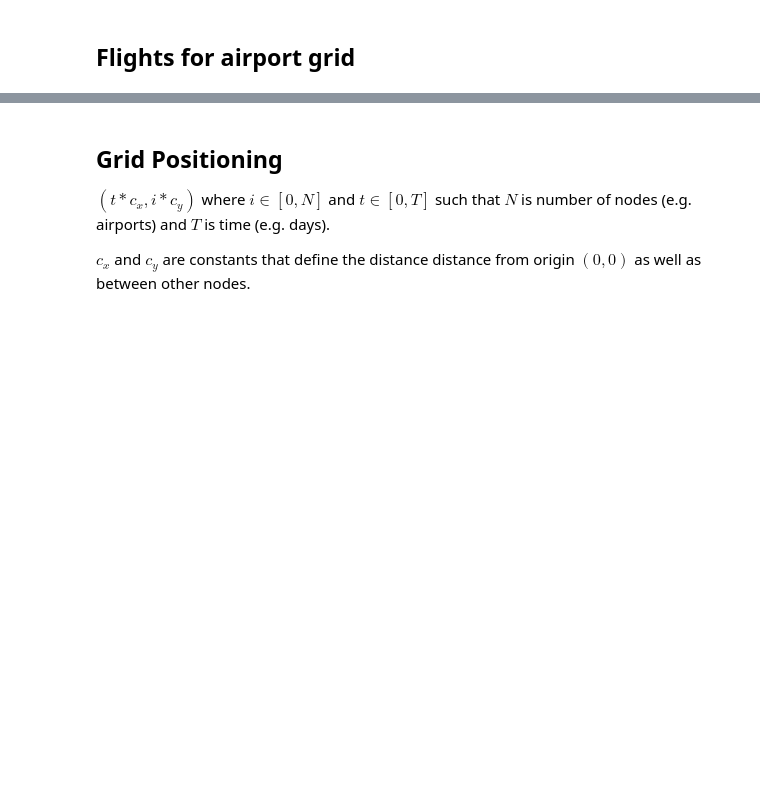
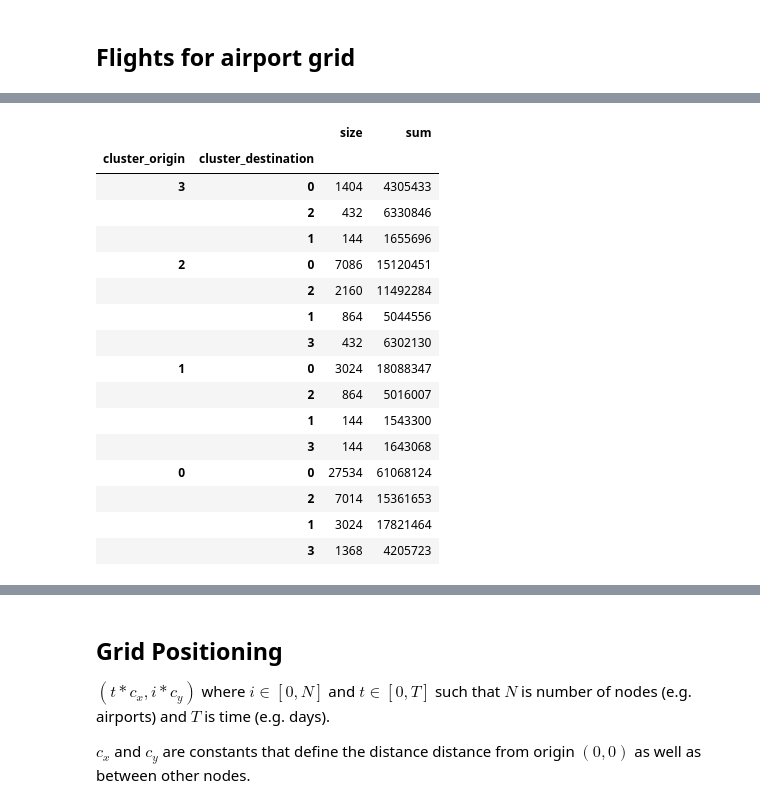
Before and after one commit to moultriedanger/visualizing_dynamic_graphs, a Jupyter notebook: src/hierarchical_edge_bundling/HEB_Preprocessing.ipynb, the cells around one changed output, grey strips where cells are left out. Saved outputs shown, nothing was run; the diff lists cells and outputs as text; code cells hidden in the pictures; blank space fills up the shorter version.

```diff
--- a/src/hierarchical_edge_bundling/HEB_Preprocessing.ipynb
+++ b/src/hierarchical_edge_bundling/HEB_Preprocessing.ipynb
@@ -111,4 +112,5 @@ big_airports
 # %%
 time_steps = 12
 # %%
-flights['Fly_date'].replace(date_encoding, inplace=True)
+one_year['Fly_date'].replace(date_encoding, inplace=True)
+one_year['Fly_date'] = one_year['Fly_date'] + 1
@@ -114,0 +127,26 @@ flights['Fly_date'].replace(date_encoding, inplace=True)
+# %%
+merged  = pd.merge(one_year, clusters_series, left_on='Origin_airport', right_index=True)
+merged2 = pd.merge(merged, clusters_series, left_on='Destination_airport', right_index=True, suffixes=('_origin', '_destination'))
+# %%
+cluster_stats = merged2.groupby(['cluster_origin', 'cluster_destination']).apply(\
+                    lambda x: pd.Series({'size': x.size, 'sum': x['Passengers'].sum()}))#.reset_index()
+
+cluster_stats.sort_values(['cluster_origin', 'size'], ascending=False)
+# %% [output]
+|  |  | size | sum |
+| cluster_origin | cluster_destination |  |  |
+| 3 | 0 | 1404 | 4305433 |
+|  | 2 | 432 | 6330846 |
+|  | 1 | 144 | 1655696 |
+| 2 | 0 | 7086 | 15120451 |
+|  | 2 | 2160 | 11492284 |
+|  | 1 | 864 | 5044556 |
+|  | 3 | 432 | 6302130 |
+| 1 | 0 | 3024 | 18088347 |
+|  | 2 | 864 | 5016007 |
+|  | 1 | 144 | 1543300 |
+|  | 3 | 144 | 1643068 |
+| 0 | 0 | 27534 | 61068124 |
+|  | 2 | 7014 | 15361653 |
+|  | 1 | 3024 | 17821464 |
+|  | 3 | 1368 | 4205723 |
```
Also changed, not shown: parts of 29 cells of this notebook, 3 other files.
